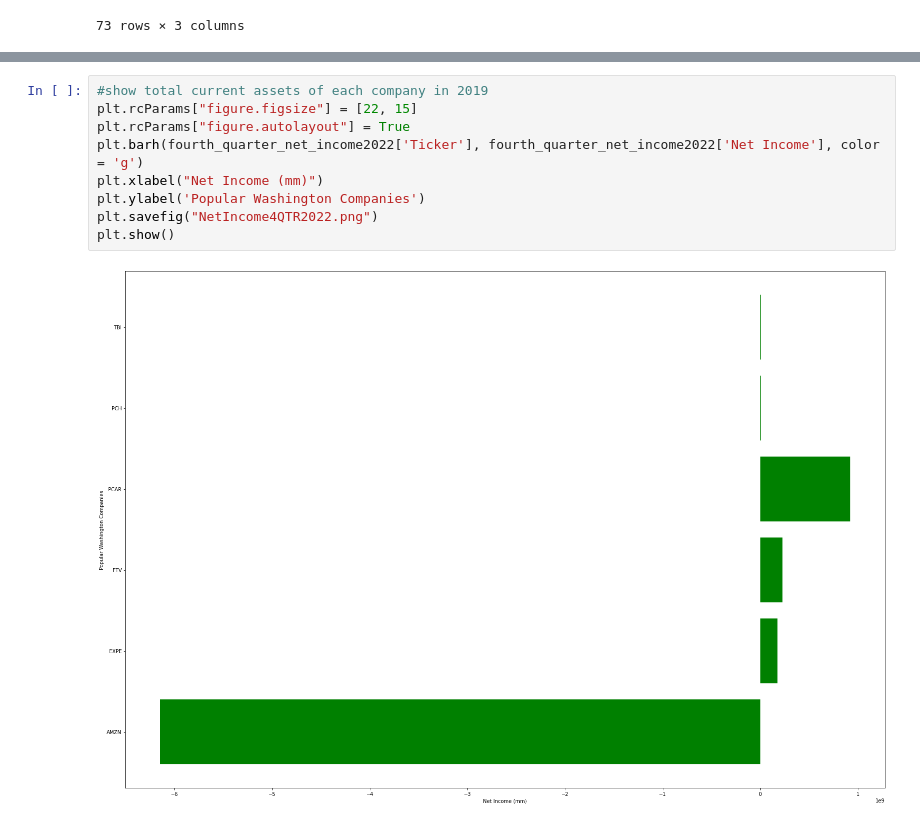
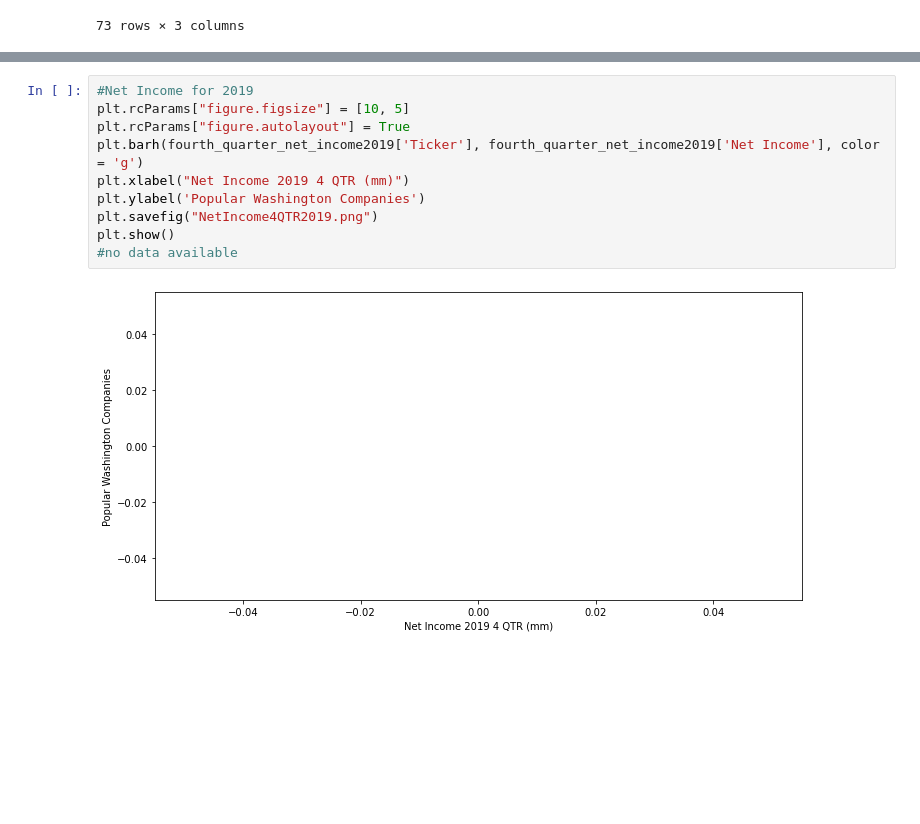
Before and after one commit to ScottMcLean98/Project1, a Jupyter notebook: IncomeStatement Data.ipynb, the cells around one changed output, grey strips where cells are left out. Drawn from its saved outputs; the diff is of its cells as text; blank space fills up the shorter version.

```diff
--- a/IncomeStatement Data.ipynb
+++ b/IncomeStatement Data.ipynb
@@ -186,11 +229,12 @@ fourth_quarter_net_income2022
 # %%
-#show total current assets of each company in 2019
-plt.rcParams["figure.figsize"] = [22, 15]
+#Net Income for 2019
+plt.rcParams["figure.figsize"] = [10, 5]
 plt.rcParams["figure.autolayout"] = True
-plt.barh(fourth_quarter_net_income2022['Ticker'], fourth_quarter_net_income2022['Net Income'], color = 'g')
-plt.xlabel("Net Income (mm)")
+plt.barh(fourth_quarter_net_income2019['Ticker'], fourth_quarter_net_income2019['Net Income'], color = 'g')
+plt.xlabel("Net Income 2019 4 QTR (mm)")
 plt.ylabel('Popular Washington Companies')
-plt.savefig("NetIncome4QTR2022.png")
+plt.savefig("NetIncome4QTR2019.png")
 plt.show()
+#no data available
 # %% [output]
-[figure, old version]
+[figure, new version]
```
Also changed, not shown: parts of 6 cells of this notebook, 4 other files.
